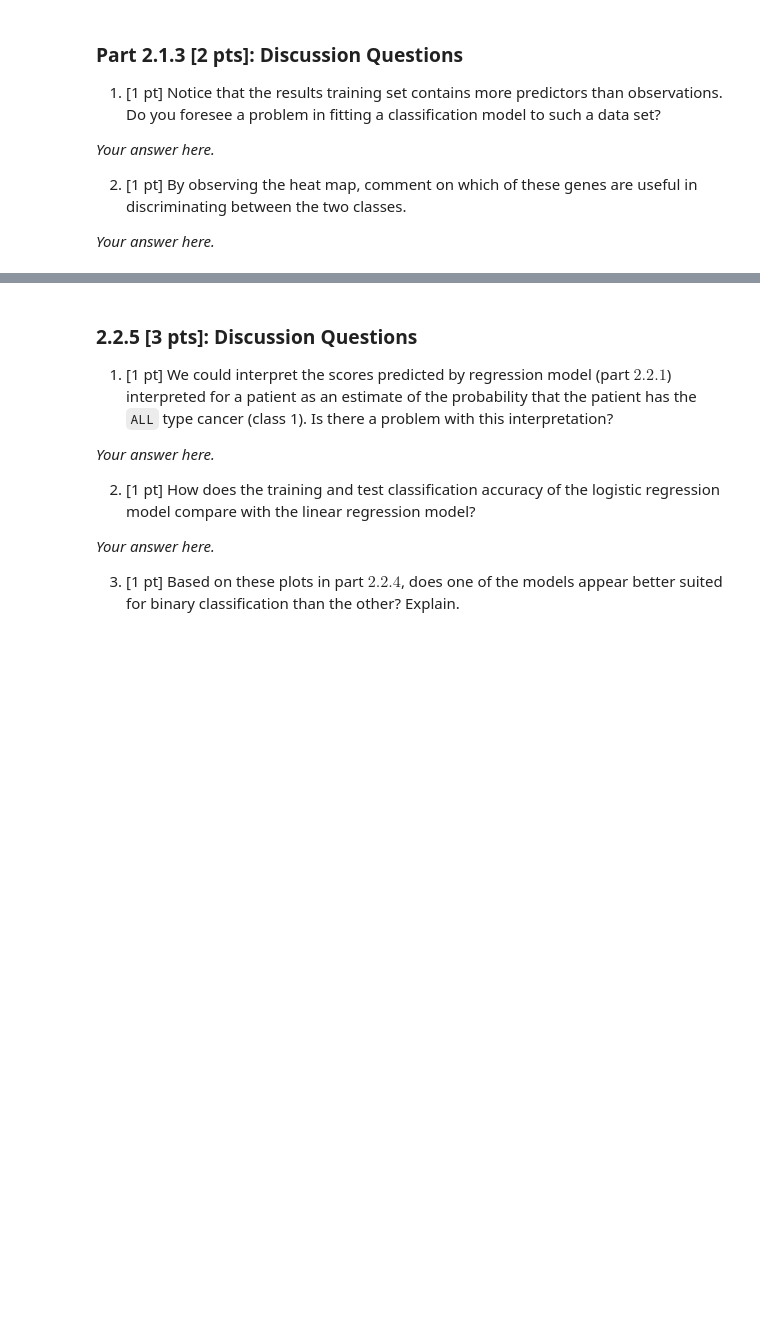
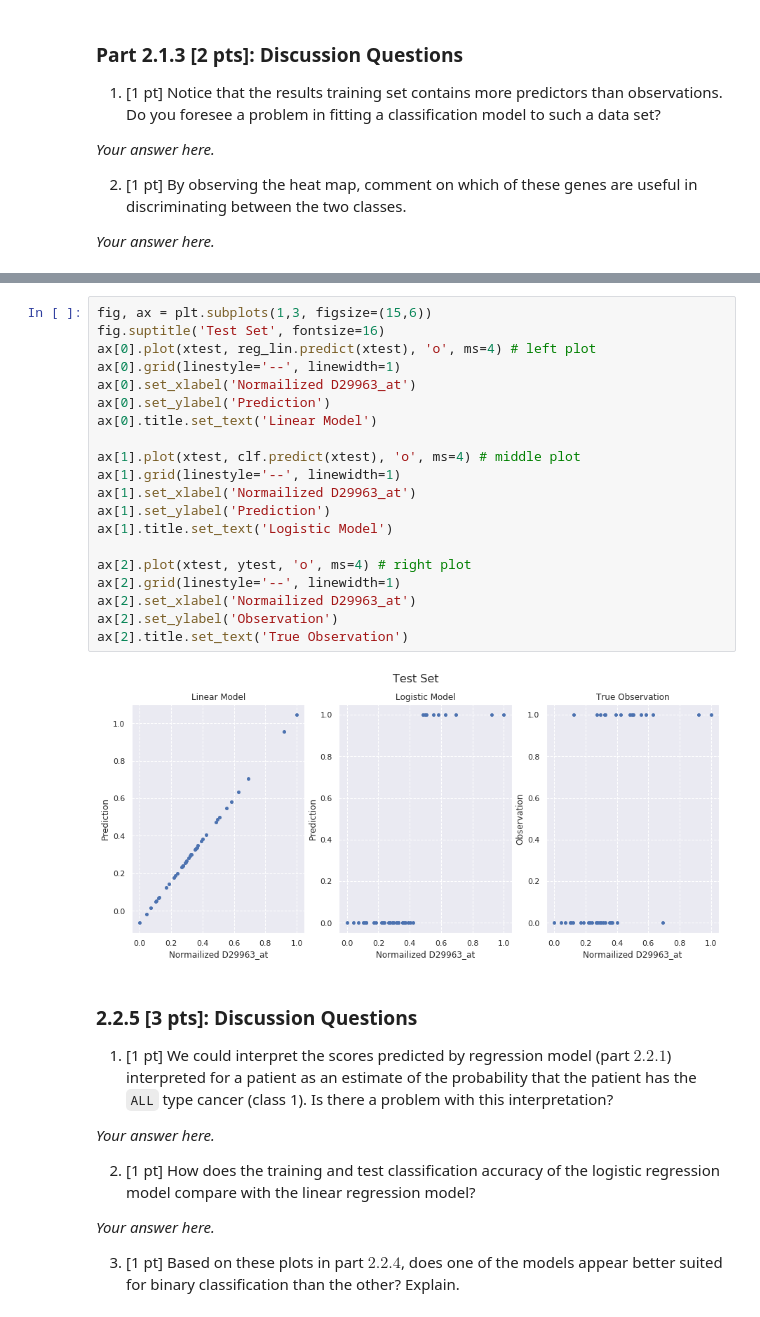
Before and after one commit to zhangxy328/2019Summer, a Jupyter notebook: Miles/HW2/hw2-working_on.ipynb, the cells around one changed output, grey strips where cells are left out. Drawn from its saved outputs; the diff is of its cells as text; blank space fills up the shorter version.

```diff
--- a/Miles/HW2/hw2-working_on.ipynb
+++ b/Miles/HW2/hw2-working_on.ipynb
@@ -468,3 +574,25 @@ ax[2].plot(...) # right plot
+# %%
+fig, ax = plt.subplots(1,3, figsize=(15,6))
+fig.suptitle('Test Set', fontsize=16)
+ax[0].plot(xtest, reg_lin.predict(xtest), 'o', ms=4) # left plot
+ax[0].grid(linestyle='--', linewidth=1)
+ax[0].set_xlabel('Normailized D29963_at')
+ax[0].set_ylabel('Prediction')
+ax[0].title.set_text('Linear Model')
+
+ax[1].plot(xtest, clf.predict(xtest), 'o', ms=4) # middle plot
+ax[1].grid(linestyle='--', linewidth=1)
+ax[1].set_xlabel('Normailized D29963_at')
+ax[1].set_ylabel('Prediction')
+ax[1].title.set_text('Logistic Model')
+
+ax[2].plot(xtest, ytest, 'o', ms=4) # right plot
+ax[2].grid(linestyle='--', linewidth=1)
+ax[2].set_xlabel('Normailized D29963_at')
+ax[2].set_ylabel('Observation')
+ax[2].title.set_text('True Observation')
+# %% [output]
+[figure, added]
 # %% [markdown]
 ### 2.2.5 [3 pts]:  Discussion Questions
 1. [1 pt] We could interpret the scores predicted by regression model (part $2.2.1$) interpreted for a patient as an estimate of the probability that the patient has the `ALL` type cancer (class 1). Is there a problem with this interpretation?
```
Also changed, not shown: parts of 13 cells of this notebook.
